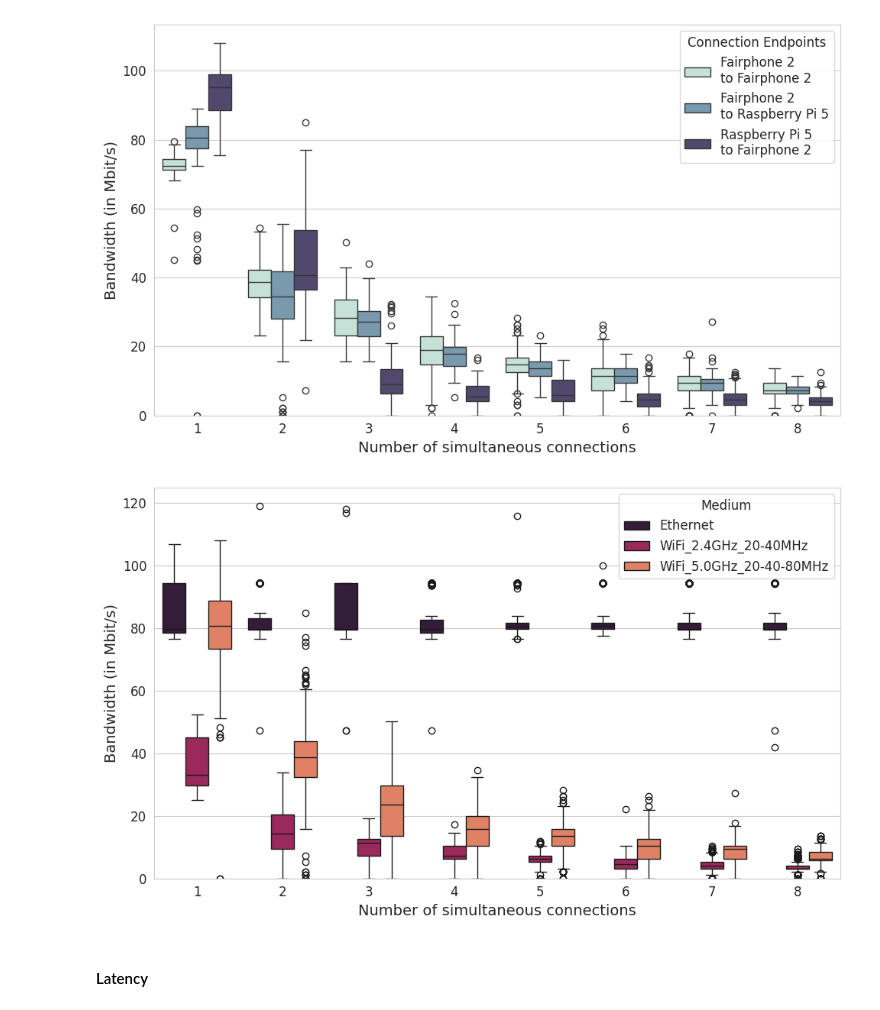
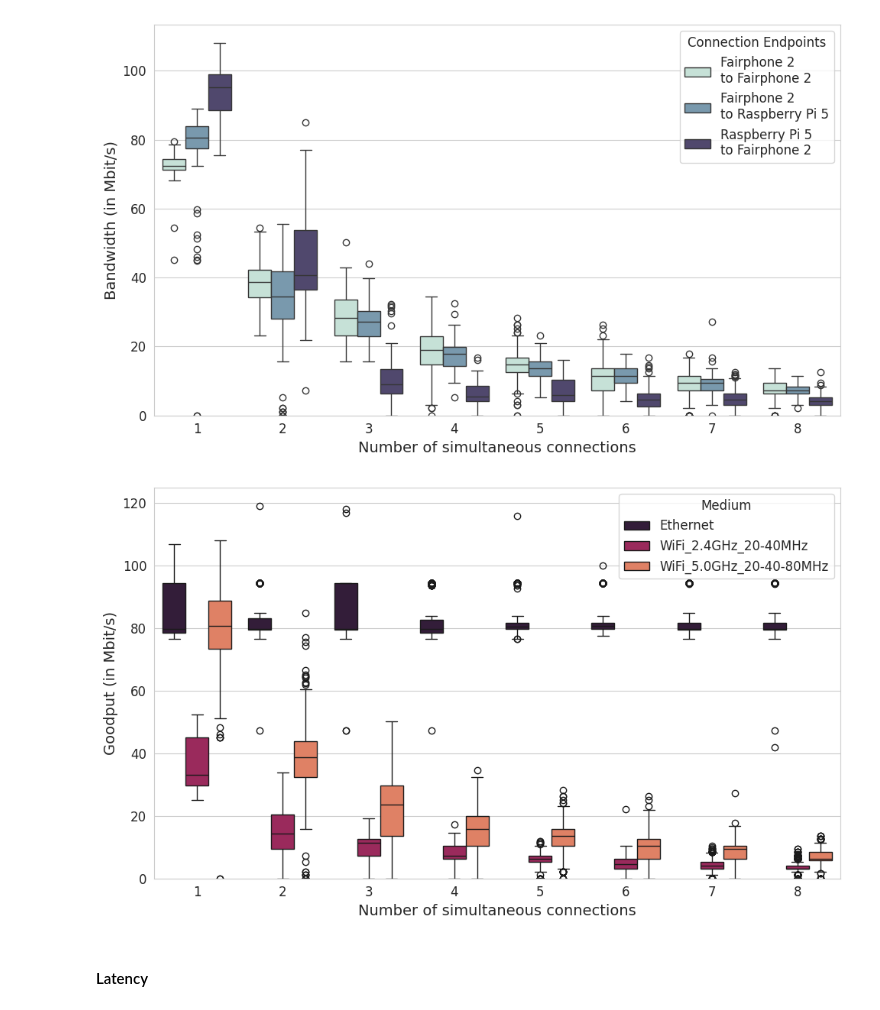
Before and after one commit to CorentinLibert/Cluster-of-upcycled-smartphones, a Jupyter notebook: Benchmark/networking/device_networking_capabilities_experiments.ipynb, the cells around one changed output. Drawn from its saved outputs; the diff is of its cells as text; code cells hidden in the pictures.

```diff
--- a/Benchmark/networking/device_networking_capabilities_experiments.ipynb
+++ b/Benchmark/networking/device_networking_capabilities_experiments.ipynb
@@ -1190,35 +1190,35 @@ df["Number of devices"]  = (df["Number of devices"] / 2).astype(int)
 # group by medium type
 
 
 colors= sns.color_palette("rocket")[::2]
 hue_order = np.sort(df["Medium"].unique())
 
 SMALL_SIZE = 12
 MEDIUM_SIZE = 14
 BIGGER_SIZE = 16
 
 plt.rc('font', size=SMALL_SIZE)          # controls default text sizes
 plt.rc('axes', titlesize=SMALL_SIZE)     # fontsize of the axes title
 plt.rc('axes', labelsize=MEDIUM_SIZE)    # fontsize of the x and y labels
 plt.rc('xtick', labelsize=SMALL_SIZE)    # fontsize of the tick labels
 plt.rc('ytick', labelsize=SMALL_SIZE)    # fontsize of the tick labels
 plt.rc('legend', fontsize=SMALL_SIZE)    # legend fontsize
 plt.rc('figure', titlesize=BIGGER_SIZE)  # fontsize of the figure title
 plt.figure(figsize=(10, 6))
 sns.set_style("whitegrid")
 sns.boxplot(data=df, x='Number of devices', y='Bandwidth (in Mbits/sec)', hue='Medium', hue_order=hue_order, palette=colors)
 # plt.title(f"Evolution of the bandwidth of various connections between devices (Fairphone 2 and Raspeberry 5) over {key.replace('_', ' ')} with a single connection per device for an increasing number of device.")
 plt.ylim(bottom=0)
-plt.ylabel("Bandwidth (in Mbit/s)")
+plt.ylabel("Goodput (in Mbit/s)")
 plt.xlabel("Number of simultaneous connections")
 plt.tight_layout()
 # plt.legend(title="Connection Endpoints")
 
 
 plt.savefig(bandwidth_graphs_dir + "/" + experiment_name.replace(' ', '_') + "_bandwidth_all_mediums_simplified.svg")
 plt.show()
 # %% [output]
-[figure, old version]
+[figure, new version]
 # %% [markdown]
 #### Latency
 # %%
```
Also changed, not shown: parts of 3 cells of this notebook, 5 other files.
